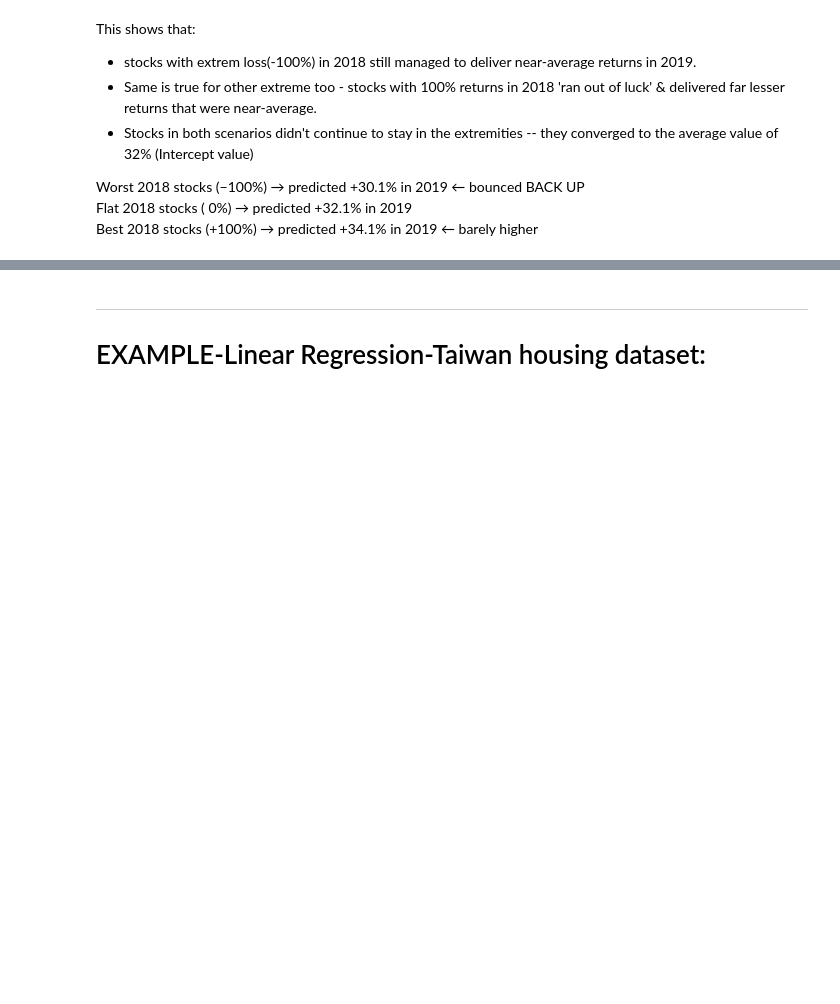
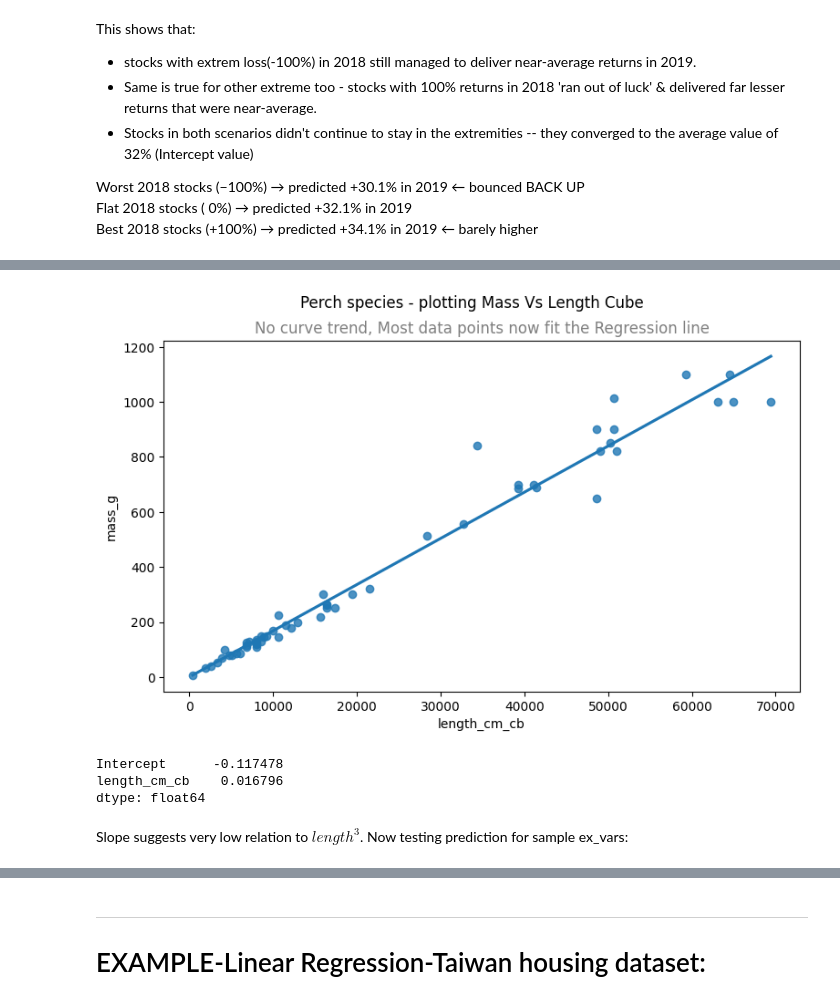
Before and after one commit to abhijeet-bhambere/python-ml-trail, a Jupyter notebook: regression-basics.ipynb, the cells around one changed output, grey strips where cells are left out. Cells and saved outputs as stored; diff of their text form; code cells hidden in the pictures; blank space fills up the shorter version.

```diff
--- a/regression-basics.ipynb
+++ b/regression-basics.ipynb
@@ -466,0 +514,4 @@ Best 2018 stocks   (+100%) → predicted +34.1% in 2019  ← barely higher
+# %%
+# Adding new column with cbe of the specimen's length
+perch_sp["length_cm_cb"] = perch_sp["length_cm"]**3
+perch_sp.head()
@@ -466,0 +525,20 @@ Best 2018 stocks   (+100%) → predicted +34.1% in 2019  ← barely higher
+# %%
+# Now plotting mass against the transformed column
+# Visualizing regression plot
+plt.figure(figsize=(9,5))
+sns.regplot(data=perch_sp, x="length_cm_cb", y="mass_g", ci=None)
+plt.suptitle("Perch species - plotting Mass Vs Length Cube")
+plt.title("No curve trend, Most data points now fit the Regression line", color='grey')
+plt.show()
+# %% [output]
+[figure, added]
+# %%
+# Now applying regression model
+perch_cblen_mdl =  ols("mass_g ~ length_cm_cb", data = perch_sp).fit()
+perch_cblen_mdl.params
+# %% [output]
+Intercept      -0.117478
+length_cm_cb    0.016796
+dtype: float64
+# %% [markdown]
+Slope suggests very low relation to $length^3$. Now testing prediction for sample ex_vars:
```
Also changed, not shown: parts of 37 cells of this notebook.
